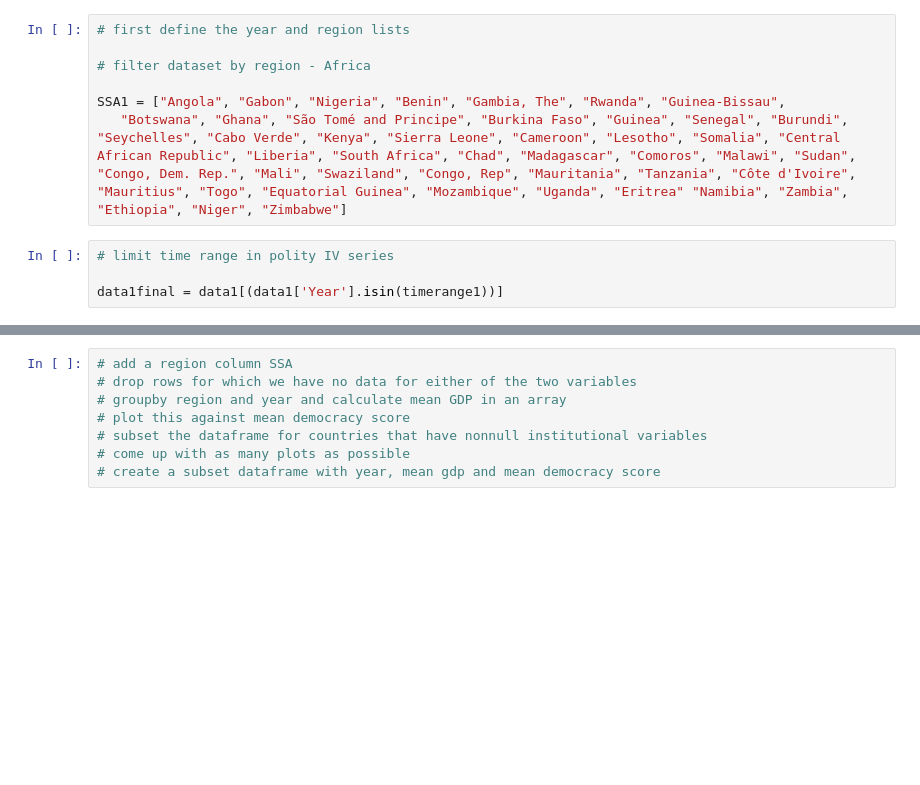
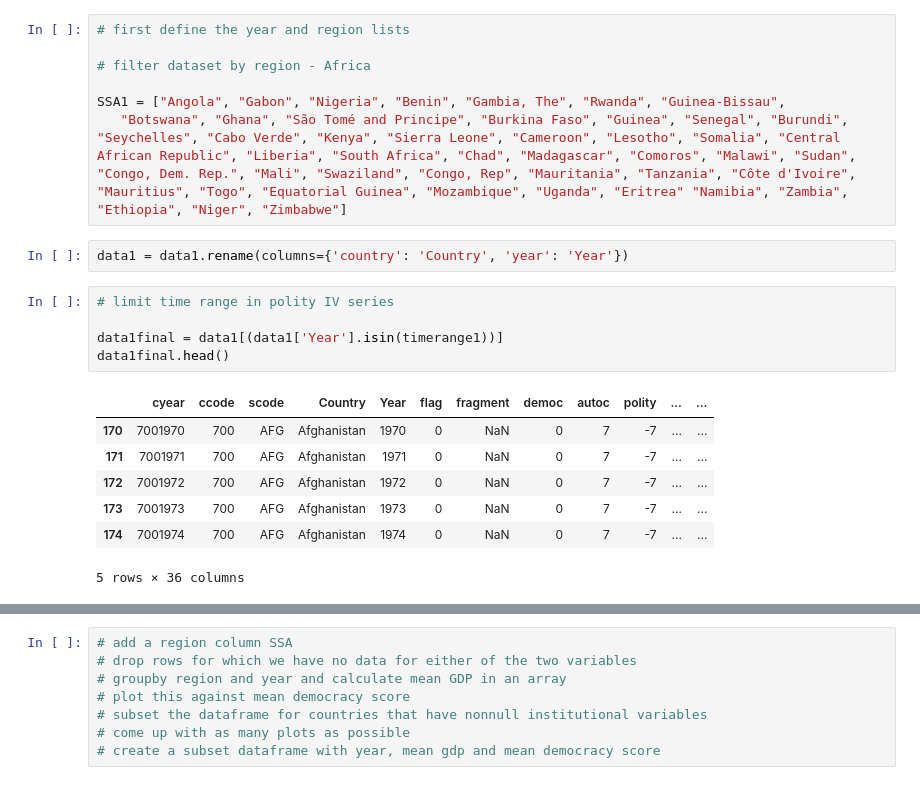
Before and after one commit to Olow304/Data-Science-Machine-Learning, a Jupyter notebook: Data Exploring/institution data/growth_institutions.ipynb, the cells around one changed output, grey strips where cells are left out. Saved outputs shown, nothing was run; the diff lists cells and outputs as text; blank space fills up the shorter version.

```diff
--- a/Data Exploring/institution data/growth_institutions.ipynb
+++ b/Data Exploring/institution data/growth_institutions.ipynb
@@ -63,7 +64,18 @@ timerange1 = [1970, 1971, 1972, 1973, 1974, 1975, 1976, 1977, 1978, 1979, 1980,
 
 SSA1 = ["Angola", "Gabon", "Nigeria", "Benin", "Gambia, The", "Rwanda", "Guinea-Bissau",
    "Botswana", "Ghana", "São Tomé and Principe", "Burkina Faso", "Guinea", "Senegal", "Burundi", "Seychelles", "Cabo Verde", "Kenya", "Sierra Leone", "Cameroon", "Lesotho", "Somalia", "Central African Republic", "Liberia", "South Africa", "Chad", "Madagascar", "Comoros", "Malawi", "Sudan", "Congo, Dem. Rep.", "Mali", "Swaziland", "Congo, Rep", "Mauritania", "Tanzania", "Côte d'Ivoire", "Mauritius", "Togo", "Equatorial Guinea", "Mozambique", "Uganda", "Eritrea" "Namibia", "Zambia", "Ethiopia", "Niger", "Zimbabwe"]
+# %%
+data1 = data1.rename(columns={'country': 'Country', 'year': 'Year'})
 # %%
 # limit time range in polity IV series
 
 data1final = data1[(data1['Year'].isin(timerange1))]
+data1final.head()
+# %% [output]
+|  | cyear | ccode | scode | Country | Year | flag | fragment | democ | autoc | polity | ... | ... |
+| 170 | 7001970 | 700 | AFG | Afghanistan | 1970 | 0 | NaN | 0 | 7 | -7 | ... | ... |
+| 171 | 7001971 | 700 | AFG | Afghanistan | 1971 | 0 | NaN | 0 | 7 | -7 | ... | ... |
+| 172 | 7001972 | 700 | AFG | Afghanistan | 1972 | 0 | NaN | 0 | 7 | -7 | ... | ... |
+| 173 | 7001973 | 700 | AFG | Afghanistan | 1973 | 0 | NaN | 0 | 7 | -7 | ... | ... |
+| 174 | 7001974 | 700 | AFG | Afghanistan | 1974 | 0 | NaN | 0 | 7 | -7 | ... | ... |
+5 rows × 36 columns
```
Also changed, not shown: parts of 23 cells of this notebook, 10 other files.
